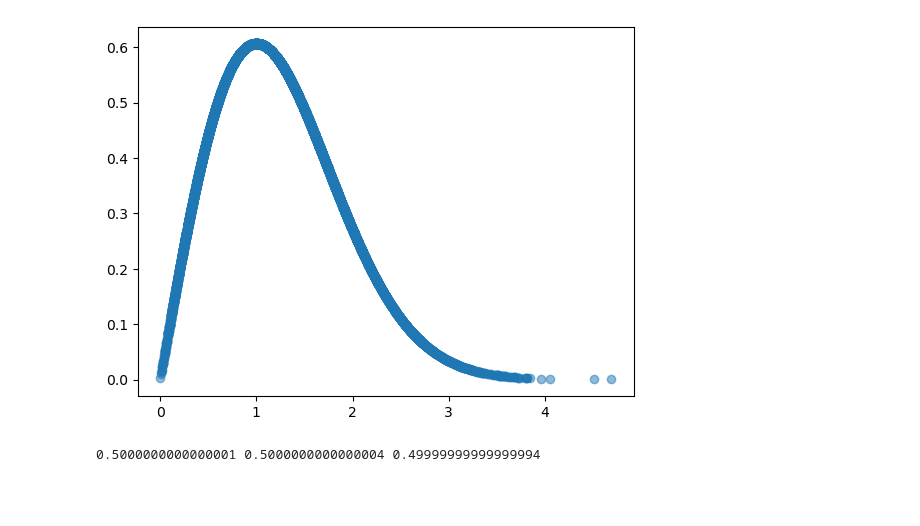
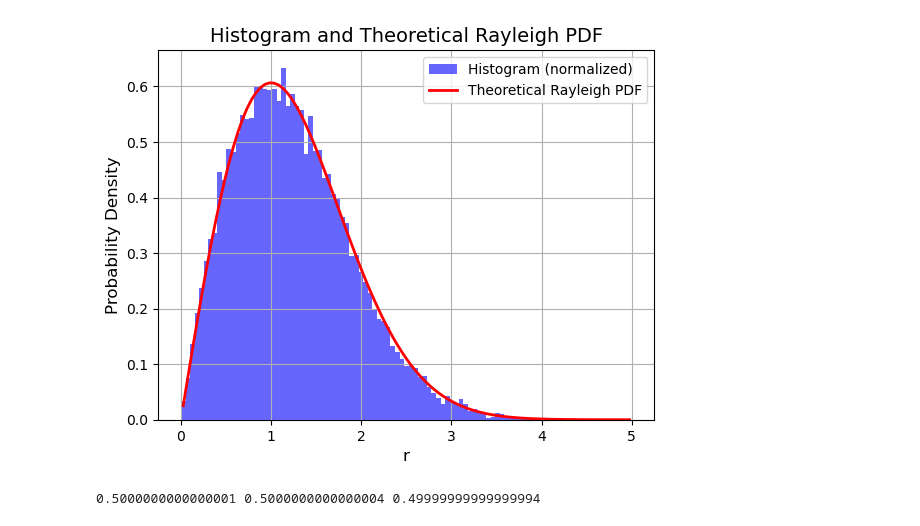
Before and after one commit to vitorfraga12/Intro-to-Wirelles---Part-3, a Jupyter notebook: Rayleigh.ipynb, the cells around one changed output. Drawn from its saved outputs; the diff is of its cells as text; code cells hidden in the pictures; blank space fills up the shorter version.

```diff
--- a/Rayleigh.ipynb
+++ b/Rayleigh.ipynb
@@ -1,18 +1,37 @@
 # %%
 import numpy as np
 import matplotlib.pyplot as plt
+from scipy.stats import rayleigh
 np.random.seed(0)
 
-
+# Obtendo a distribuição de Rayleigh
 x1 = np.random.normal(0, 1, 15000)
 x2 = np.random.normal(0, 1, 15000)
 r = np.sqrt(x1**2 + x2**2)
 p_r = r * np.exp(-r**2/2)
-plt.plot(r, p_r, 'o', alpha=0.5)
+
+# Obtendo a distribuição de Rayleigh com a função do scipy
+bins = np.linspace(0, 5, 100)
+bin_centers = 0.5 * (bins[:-1] + bins[1:])
+pdf_theoretical = rayleigh.pdf(bin_centers)
+
+# Gerar o histograma normalizado
+hist, bin_edges = np.histogram(r, bins=bins, density=True)
+plt.figure()
+plt.hist(r, bins=bins, density=True, alpha=0.6, color='blue', label='Histogram (normalized)')
+plt.plot(bin_centers, pdf_theoretical, 'r-', linewidth=2, label='Theoretical Rayleigh PDF')
+
+# Configurações do gráfico
+plt.title('Histogram and Theoretical Rayleigh PDF', fontsize=14)
+plt.xlabel('r', fontsize=12)
+plt.ylabel('Probability Density', fontsize=12)
+plt.legend()
+plt.grid()
+
 plt.savefig('Q1_rayleigh.pdf')
 plt.show()
 # %% [output]
-[figure, old version]
+[figure, new version]
 # %%
 def difpercentual (x, y):
     return abs(x-y)/((x+y)/2)*100
```
Also changed, not shown: 1 other file.
